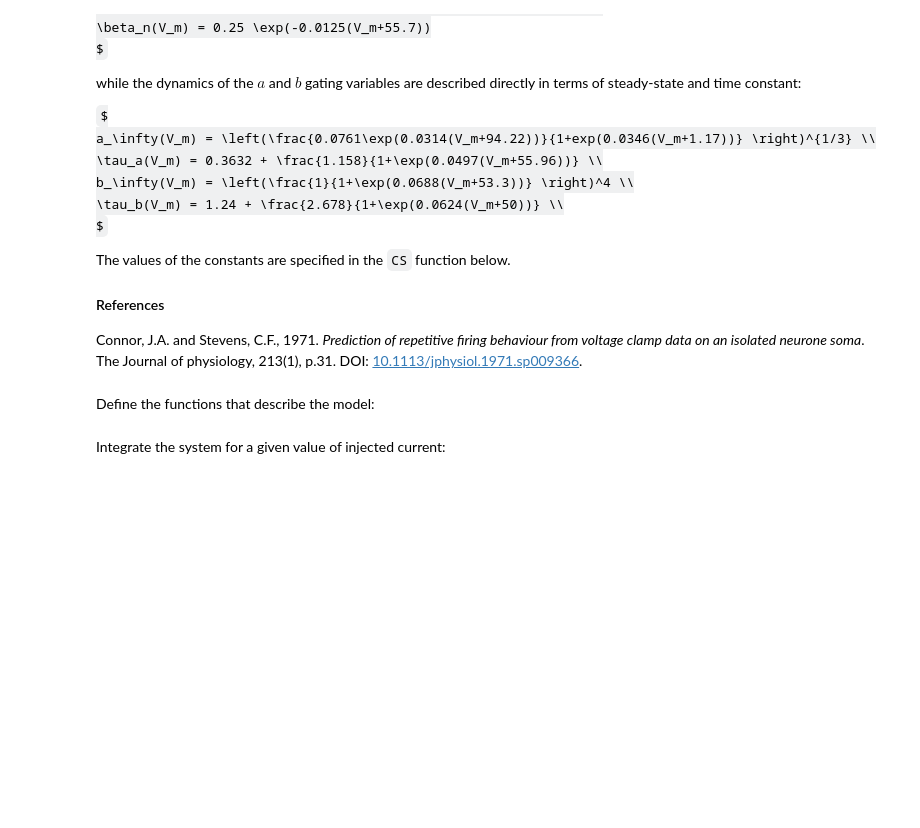
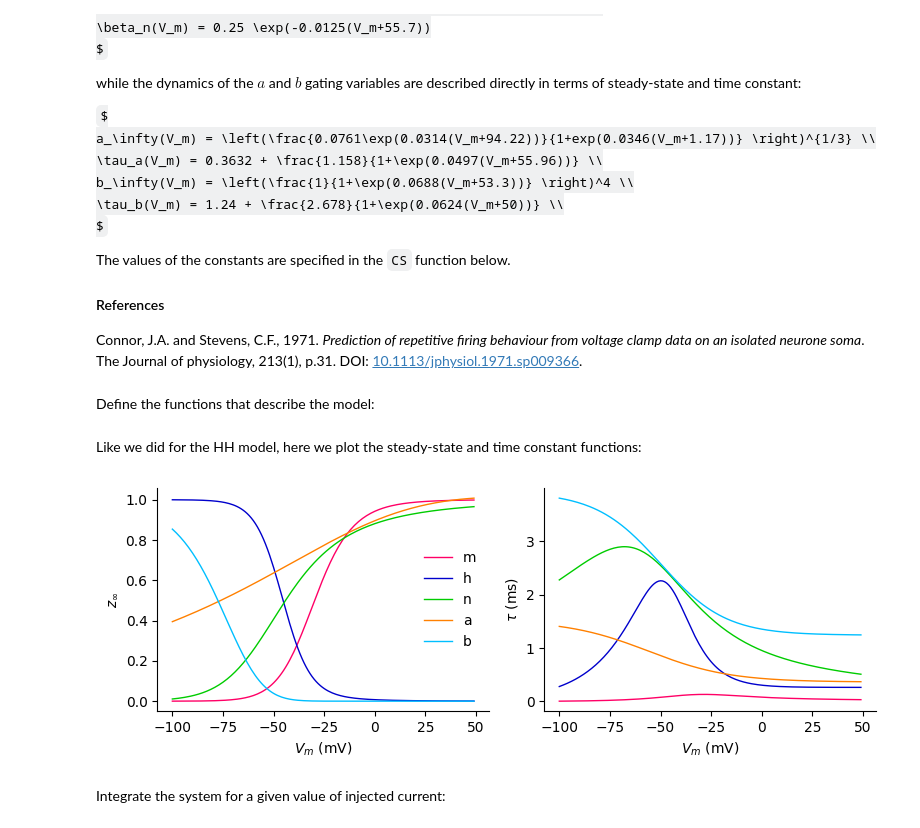
Before and after one commit to danielelinaro/comp-neuro-course-materials, a Jupyter notebook: 03_Hodgkin-Huxley/CS.ipynb, the cells around one changed output. Drawn from its saved outputs; the diff is of its cells as text; code cells hidden in the pictures; some formulas as TeX source; blank space fills up the shorter version.

```diff
--- a/03_Hodgkin-Huxley/CS.ipynb
+++ b/03_Hodgkin-Huxley/CS.ipynb
@@ -83,6 +83,37 @@ def CS(t,x,I):
     f[4] = (ainf-a)/taua
     f[5] = (binf-b)/taub
     return f
+# %% [markdown]
+Like we did for the HH model, here we plot the steady-state and time constant functions:
+# %%
+Vm = np.r_[-100 : 50]
+minf,taum = coeffs(Vm, cs_alpham, cs_betam)
+hinf,tauh = coeffs(Vm, cs_alphah, cs_betah)
+ninf,taun = coeffs(Vm, cs_alphan, cs_betan)
+ainf,taua = cs_ainf(Vm), cs_taua(Vm)
+binf,taub = cs_binf(Vm), cs_taub(Vm)
+# %%
+fig,ax = plt.subplots(1, 2, figsize=(8,3), sharex=True)
+cmap = {'m': [1,0,.4], 'n': [0,.8,0], 'h': [0,0,.8], 'a': [1,.5,0], 'b': [0,0.75,1]}
+ax[0].plot(Vm, minf, color=cmap['m'], lw=1, label='m')
+ax[0].plot(Vm, hinf, color=cmap['h'], lw=1, label='h')
+ax[0].plot(Vm, ninf, color=cmap['n'], lw=1, label='n')
+ax[0].plot(Vm, ainf, color=cmap['a'], lw=1, label='a')
+ax[0].plot(Vm, binf, color=cmap['b'], lw=1, label='b')
+ax[1].plot(Vm, taum, color=cmap['m'], lw=1)
+ax[1].plot(Vm, tauh, color=cmap['h'], lw=1)
+ax[1].plot(Vm, taun, color=cmap['n'], lw=1)
+ax[1].plot(Vm, taua, color=cmap['a'], lw=1)
+ax[1].plot(Vm, taub, color=cmap['b'], lw=1)
+ax[0].legend(loc='right', frameon=False)
+for a in ax:
+    a.set_xlabel(r'$V_m$ (mV)')
+ax[0].set_ylabel(r'$z_\infty$')
+ax[1].set_ylabel(r'$\tau$ (ms)')
+sns.despine()
+fig.tight_layout()
+# %% [output]
+[figure, added]
 # %% [markdown]
 Integrate the system for a given value of injected current:
 # %%
```
Also changed, not shown: 13 other files.
